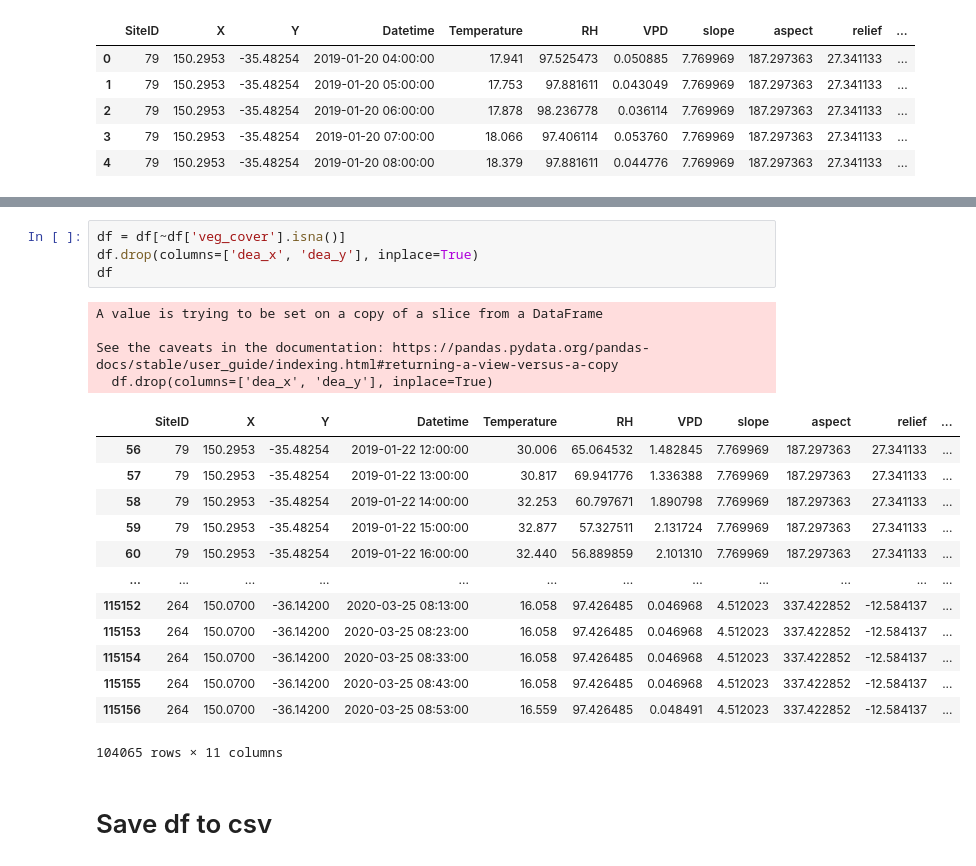
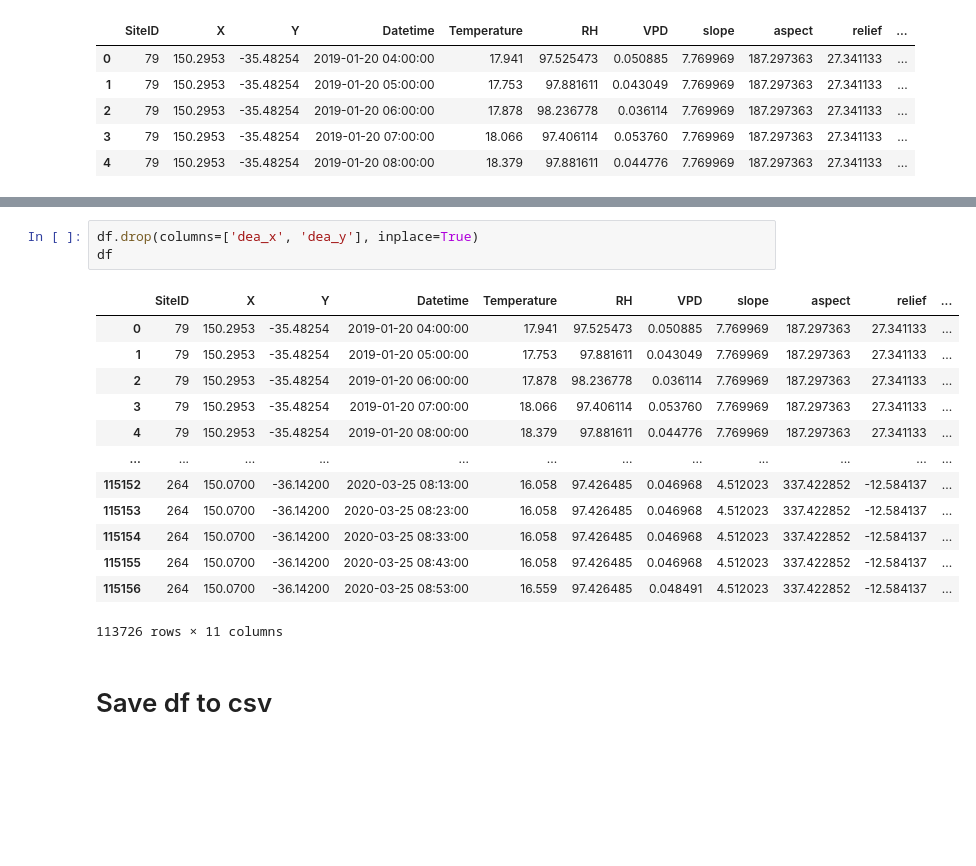
Before and after one commit to DiaPorntipa/nssn-fmc-data-compilation, a Jupyter notebook: Codes/Nick_phd_data_compilation.ipynb, the cells around one changed output, grey strips where cells are left out. Saved outputs shown, nothing was run; the diff lists cells and outputs as text; blank space fills up the shorter version.

```diff
--- a/Codes/Nick_phd_data_compilation.ipynb
+++ b/Codes/Nick_phd_data_compilation.ipynb
@@ -527,25 +555,20 @@ df[df['Datetime'].dt.strftime('%Y-%m-%d') == '2019-01-20']  # 120 rows
 # %%
-df = df[~df['veg_cover'].isna()]
 df.drop(columns=['dea_x', 'dea_y'], inplace=True)
 df
 # %% [output]
+|  | SiteID | X | Y | Datetime | Temperature | RH | VPD | slope | aspect | relief | ... |
+| 0 | 79 | 150.2953 | -35.48254 | 2019-01-20 04:00:00 | 17.941 | 97.525473 | 0.050885 | 7.769969 | 187.297363 | 27.341133 | ... |
+| 1 | 79 | 150.2953 | -35.48254 | 2019-01-20 05:00:00 | 17.753 | 97.881611 | 0.043049 | 7.769969 | 187.297363 | 27.341133 | ... |
+| 2 | 79 | 150.2953 | -35.48254 | 2019-01-20 06:00:00 | 17.878 | 98.236778 | 0.036114 | 7.769969 | 187.297363 | 27.341133 | ... |
+| 3 | 79 | 150.2953 | -35.48254 | 2019-01-20 07:00:00 | 18.066 | 97.406114 | 0.053760 | 7.769969 | 187.297363 | 27.341133 | ... |
+| 4 | 79 | 150.2953 | -35.48254 | 2019-01-20 08:00:00 | 18.379 | 97.881611 | 0.044776 | 7.769969 | 187.297363 | 27.341133 | ... |
+| ... | ... | ... | ... | ... | ... | ... | ... | ... | ... | ... | ... |
+| 115152 | 264 | 150.0700 | -36.14200 | 2020-03-25 08:13:00 | 16.058 | 97.426485 | 0.046968 | 4.512023 | 337.422852 | -12.584137 | ... |
+| 115153 | 264 | 150.0700 | -36.14200 | 2020-03-25 08:23:00 | 16.058 | 97.426485 | 0.046968 | 4.512023 | 337.422852 | -12.584137 | ... |
+| 115154 | 264 | 150.0700 | -36.14200 | 2020-03-25 08:33:00 | 16.058 | 97.426485 | 0.046968 | 4.512023 | 337.422852 | -12.584137 | ... |
+| 115155 | 264 | 150.0700 | -36.14200 | 2020-03-25 08:43:00 | 16.058 | 97.426485 | 0.046968 | 4.512023 | 337.422852 | -12.584137 | ... |
+| 115156 | 264 | 150.0700 | -36.14200 | 2020-03-25 08:53:00 | 16.559 | 97.426485 | 0.048491 | 4.512023 | 337.422852 | -12.584137 | ... |
-A value is trying to be set on a copy of a slice from a DataFrame
-
-See the caveats in the documentation: https://pandas.pydata.org/pandas-docs/stable/user_guide/indexing.html#returning-a-view-versus-a-copy
-  df.drop(columns=['dea_x', 'dea_y'], inplace=True)
+113726 rows × 11 columns
-|  | SiteID | X | Y | Datetime | Temperature | RH | VPD | slope | aspect | relief | ... |
-| 56 | 79 | 150.2953 | -35.48254 | 2019-01-22 12:00:00 | 30.006 | 65.064532 | 1.482845 | 7.769969 | 187.297363 | 27.341133 | ... |
-| 57 | 79 | 150.2953 | -35.48254 | 2019-01-22 13:00:00 | 30.817 | 69.941776 | 1.336388 | 7.769969 | 187.297363 | 27.341133 | ... |
-| 58 | 79 | 150.2953 | -35.48254 | 2019-01-22 14:00:00 | 32.253 | 60.797671 | 1.890798 | 7.769969 | 187.297363 | 27.341133 | ... |
-| 59 | 79 | 150.2953 | -35.48254 | 2019-01-22 15:00:00 | 32.877 | 57.327511 | 2.131724 | 7.769969 | 187.297363 | 27.341133 | ... |
-| 60 | 79 | 150.2953 | -35.48254 | 2019-01-22 16:00:00 | 32.440 | 56.889859 | 2.101310 | 7.769969 | 187.297363 | 27.341133 | ... |
-| ... | ... | ... | ... | ... | ... | ... | ... | ... | ... | ... | ... |
-| 115152 | 264 | 150.0700 | -36.14200 | 2020-03-25 08:13:00 | 16.058 | 97.426485 | 0.046968 | 4.512023 | 337.422852 | -12.584137 | ... |
-| 115153 | 264 | 150.0700 | -36.14200 | 2020-03-25 08:23:00 | 16.058 | 97.426485 | 0.046968 | 4.512023 | 337.422852 | -12.584137 | ... |
-| 115154 | 264 | 150.0700 | -36.14200 | 2020-03-25 08:33:00 | 16.058 | 97.426485 | 0.046968 | 4.512023 | 337.422852 | -12.584137 | ... |
-| 115155 | 264 | 150.0700 | -36.14200 | 2020-03-25 08:43:00 | 16.058 | 97.426485 | 0.046968 | 4.512023 | 337.422852 | -12.584137 | ... |
-| 115156 | 264 | 150.0700 | -36.14200 | 2020-03-25 08:53:00 | 16.559 | 97.426485 | 0.048491 | 4.512023 | 337.422852 | -12.584137 | ... |
-104065 rows × 11 columns
 # %% [markdown]
 # Save df to csv
 # %%
```
Also changed, not shown: parts of 6 cells of this notebook.
